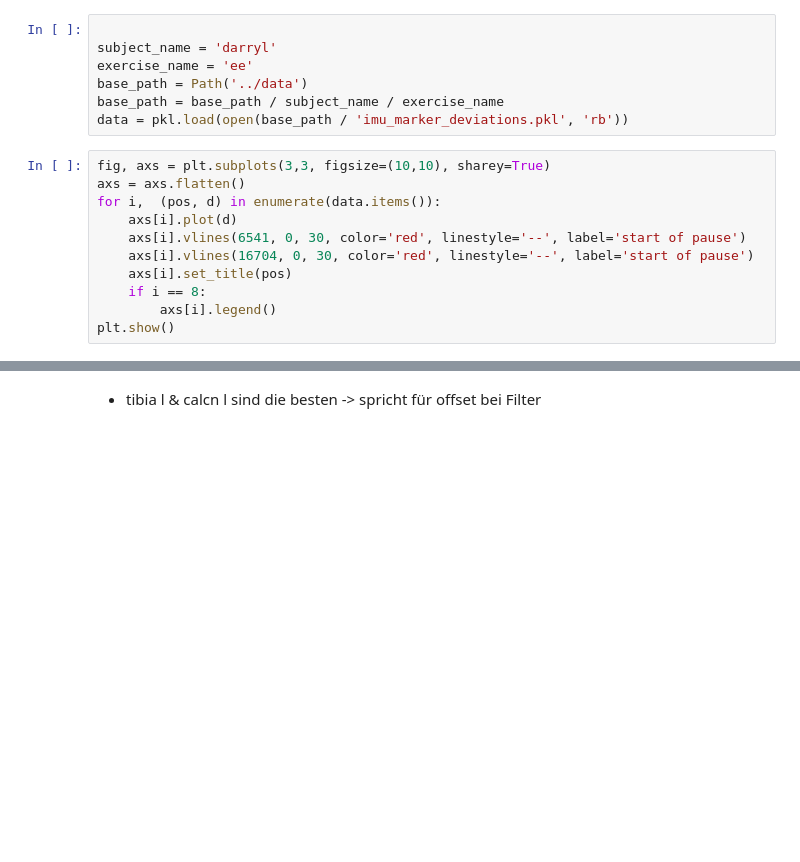
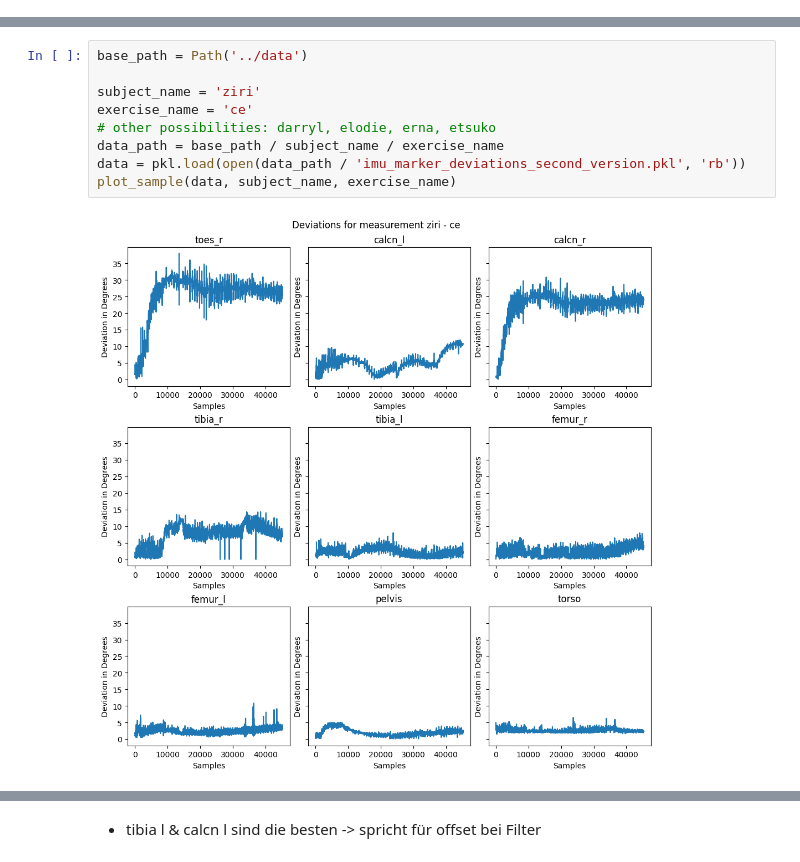
Before and after one commit to ai-for-sensor-data-analytics-ulm/aisd_ortho_ki_dataset, a Jupyter notebook: intern/visualize_orientation_discrepancies.ipynb, the cells around one changed output, grey strips where cells are left out. Saved outputs shown, nothing was run; the diff lists cells and outputs as text; blank space fills up the shorter version.

Commit message:
revised version

```diff
--- a/intern/visualize_orientation_discrepancies.ipynb
+++ b/intern/visualize_orientation_discrepancies.ipynb
@@ -9,18 +9,0 @@ from scipy.spatial.transform import Rotation as R
-# %%
-
-subject_name = 'darryl'
-exercise_name = 'ee'
-base_path = Path('../data')
-base_path = base_path / subject_name / exercise_name
-data = pkl.load(open(base_path / 'imu_marker_deviations.pkl', 'rb'))
-# %%
-fig, axs = plt.subplots(3,3, figsize=(10,10), sharey=True)
-axs = axs.flatten()
-for i,  (pos, d) in enumerate(data.items()):
-    axs[i].plot(d)
-    axs[i].vlines(6541, 0, 30, color='red', linestyle='--', label='start of pause')
-    axs[i].vlines(16704, 0, 30, color='red', linestyle='--', label='start of pause')
-    axs[i].set_title(pos)
-    if i == 8:
-        axs[i].legend()
-plt.show()
@@ -28,0 +113,11 @@ plt.show()
+# %%
+base_path = Path('../data')
+
+subject_name = 'ziri'
+exercise_name = 'ce'
+# other possibilities: darryl, elodie, erna, etsuko
+data_path = base_path / subject_name / exercise_name
+data = pkl.load(open(data_path / 'imu_marker_deviations_second_version.pkl', 'rb'))
+plot_sample(data, subject_name, exercise_name)
+# %% [output]
+[figure, added]
```
Also changed, not shown: parts of 14 cells of this notebook, 9 other files.
